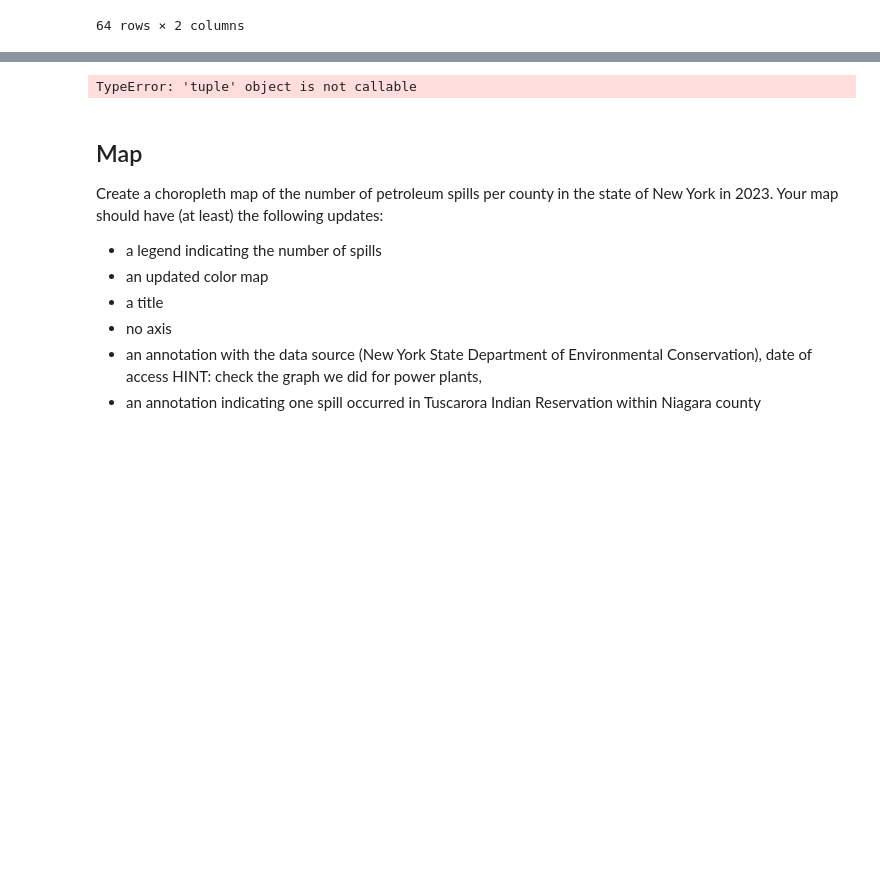
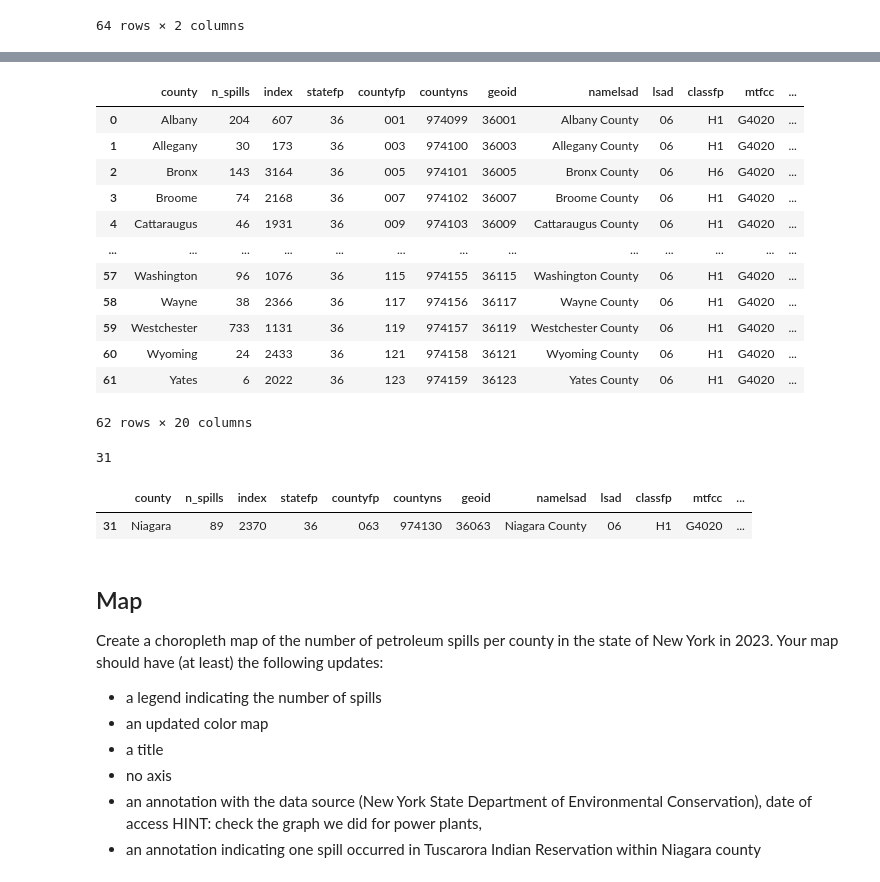
Before and after one commit to mariamkg00/eds-220-hwk-3, a Jupyter notebook: hwk3-task1-spills.ipynb, the cells around one changed output, grey strips where cells are left out. Saved outputs shown, nothing was run; the diff lists cells and outputs as text; code cells hidden in the pictures; blank space fills up the shorter version.

Commit message:
adding one spill to Niagara

```diff
--- a/hwk3-task1-spills.ipynb
+++ b/hwk3-task1-spills.ipynb
@@ -470,7 +471,7 @@ st_lawrence_index
 50
 # %%
 # 4. using the at function to replace the county name
-spills_per_county.at[50, 'county'] = 'St. Lawrence'
+spills_per_county.at[st_lawrence_index, 'county'] = 'St. Lawrence'
 # %%
 # 5. checking to see if the 50th row index changed
 
@@ -511,4 +512,4 @@ ny_counties = ny_counties.rename(columns = {'name':'county'})
 ny_counties = ny_counties.reset_index()
 # %%
 # dropping the level_0 column and index column
-ny_counties = ny_counties.drop(columns = ['level_0','index'])
+#ny_counties = ny_counties.drop(columns = ['level_0','index'])
@@ -537,8 +541,21 @@ dtype: object
 # %%
 # 1.
 # inner join  using pandas merge and specifying the column name to which i'm merging
-ny_counties = pd.merge(ny_counties, spills_per_county,
+ny_counties = pd.merge(spills_per_county,ny_counties,
                       how = 'inner',
                       on = 'county')
+ny_counties
 # %% [output]
+|  | county | n_spills | index | statefp | countyfp | countyns | geoid | namelsad | lsad | classfp | mtfcc | ... |
+| 0 | Albany | 204 | 607 | 36 | 001 | 974099 | 36001 | Albany County | 06 | H1 | G4020 | ... |
+| 1 | Allegany | 30 | 173 | 36 | 003 | 974100 | 36003 | Allegany County | 06 | H1 | G4020 | ... |
+| 2 | Bronx | 143 | 3164 | 36 | 005 | 974101 | 36005 | Bronx County | 06 | H6 | G4020 | ... |
+| 3 | Broome | 74 | 2168 | 36 | 007 | 974102 | 36007 | Broome County | 06 | H1 | G4020 | ... |
+| 4 | Cattaraugus | 46 | 1931 | 36 | 009 | 974103 | 36009 | Cattaraugus County | 06 | H1 | G4020 | ... |
+| ... | ... | ... | ... | ... | ... | ... | ... | ... | ... | ... | ... | ... |
+| 57 | Washington | 96 | 1076 | 36 | 115 | 974155 | 36115 | Washington County | 06 | H1 | G4020 | ... |
+| 58 | Wayne | 38 | 2366 | 36 | 117 | 974156 | 36117 | Wayne County | 06 | H1 | G4020 | ... |
+| 59 | Westchester | 733 | 1131 | 36 | 119 | 974157 | 36119 | Westchester County | 06 | H1 | G4020 | ... |
+| 60 | Wyoming | 24 | 2433 | 36 | 121 | 974158 | 36121 | Wyoming County | 06 | H1 | G4020 | ... |
+| 61 | Yates | 6 | 2022 | 36 | 123 | 974159 | 36123 | Yates County | 06 | H1 | G4020 | ... |
-TypeError: 'tuple' object is not callable
+62 rows × 20 columns
@@ -549,3 +562,17 @@ TypeError: 'tuple' object is not callable
+# %%
+# 2. indexing Niagra
+niagara_index = ny_counties[ny_counties.county == 'Niagara'].index[0]
+niagara_index
+# %% [output]
+31
+# %%
+# 3. your code here
+ny_counties.at[niagara_index,'n_spills'] +=1
+
+ny_counties.loc[ny_counties['county'] == 'Niagara']
+# %% [output]
+|  | county | n_spills | index | statefp | countyfp | countyns | geoid | namelsad | lsad | classfp | mtfcc | ... |
+| 31 | Niagara | 89 | 2370 | 36 | 063 | 974130 | 36063 | Niagara County | 06 | H1 | G4020 | ... |
 # %% [markdown]
 ## Map
 Create a choropleth map of the number of petroleum spills per county in the state of New York in 2023.
```
Also changed, not shown: parts of 13 cells of this notebook.
